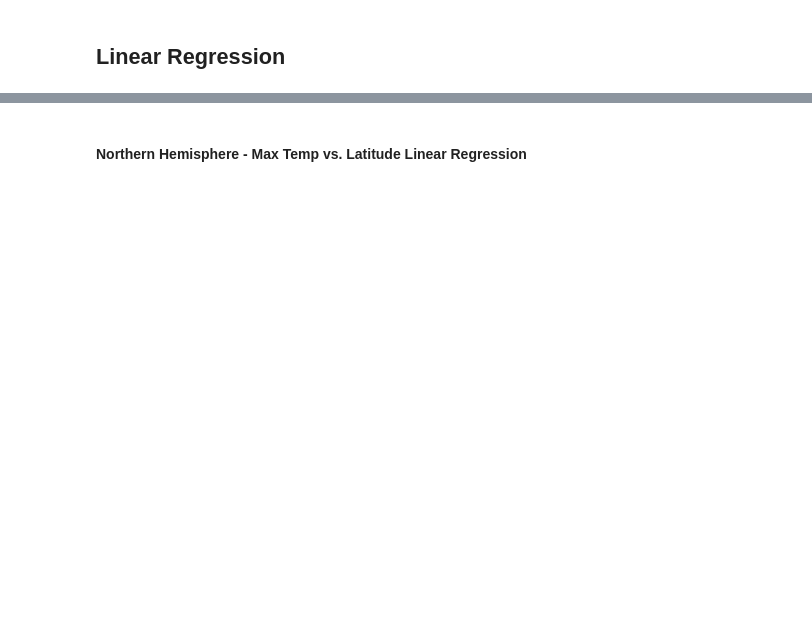
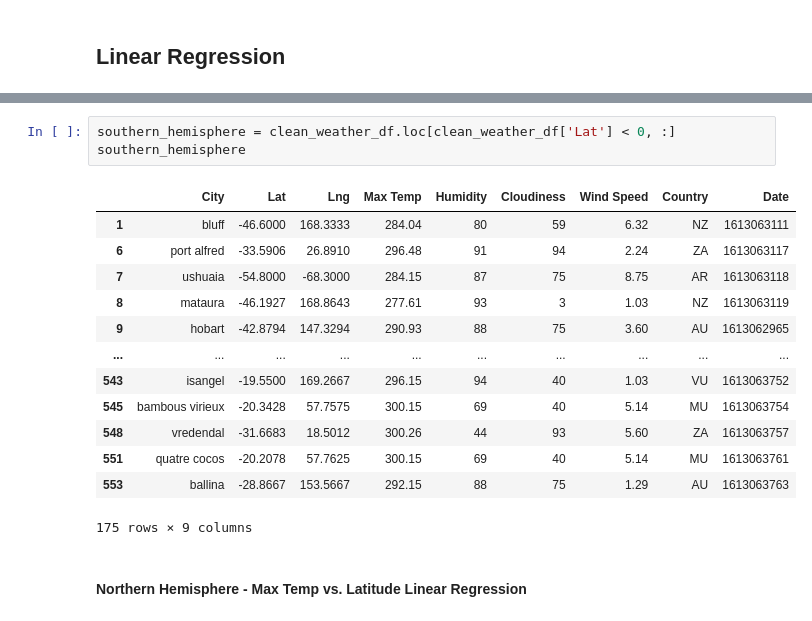
Before and after one commit to Ainash-Toleu/weather-analysis-api, a Jupyter notebook: WeatherPy/WeatherPy.ipynb, the cells around one changed output, grey strips where cells are left out. Drawn from its saved outputs; the diff is of its cells as text; blank space fills up the shorter version.

```diff
--- a/WeatherPy/WeatherPy.ipynb
+++ b/WeatherPy/WeatherPy.ipynb
@@ -311,2 +297,19 @@ plt.show()
+# %%
+southern_hemisphere = clean_weather_df.loc[clean_weather_df['Lat'] < 0, :]
+southern_hemisphere
+# %% [output]
+|  | City | Lat | Lng | Max Temp | Humidity | Cloudiness | Wind Speed | Country | Date |
+| 1 | bluff | -46.6000 | 168.3333 | 284.04 | 80 | 59 | 6.32 | NZ | 1613063111 |
+| 6 | port alfred | -33.5906 | 26.8910 | 296.48 | 91 | 94 | 2.24 | ZA | 1613063117 |
+| 7 | ushuaia | -54.8000 | -68.3000 | 284.15 | 87 | 75 | 8.75 | AR | 1613063118 |
+| 8 | mataura | -46.1927 | 168.8643 | 277.61 | 93 | 3 | 1.03 | NZ | 1613063119 |
+| 9 | hobart | -42.8794 | 147.3294 | 290.93 | 88 | 75 | 3.60 | AU | 1613062965 |
+| ... | ... | ... | ... | ... | ... | ... | ... | ... | ... |
+| 543 | isangel | -19.5500 | 169.2667 | 296.15 | 94 | 40 | 1.03 | VU | 1613063752 |
+| 545 | bambous virieux | -20.3428 | 57.7575 | 300.15 | 69 | 40 | 5.14 | MU | 1613063754 |
+| 548 | vredendal | -31.6683 | 18.5012 | 300.26 | 44 | 93 | 5.60 | ZA | 1613063757 |
+| 551 | quatre cocos | -20.2078 | 57.7625 | 300.15 | 69 | 40 | 5.14 | MU | 1613063761 |
+| 553 | ballina | -28.8667 | 153.5667 | 292.15 | 88 | 75 | 1.29 | AU | 1613063763 |
+175 rows × 9 columns
 # %% [markdown]
 ####  Northern Hemisphere - Max Temp vs. Latitude Linear Regression
```
Also changed, not shown: parts of 17 cells of this notebook, 1 other file.
